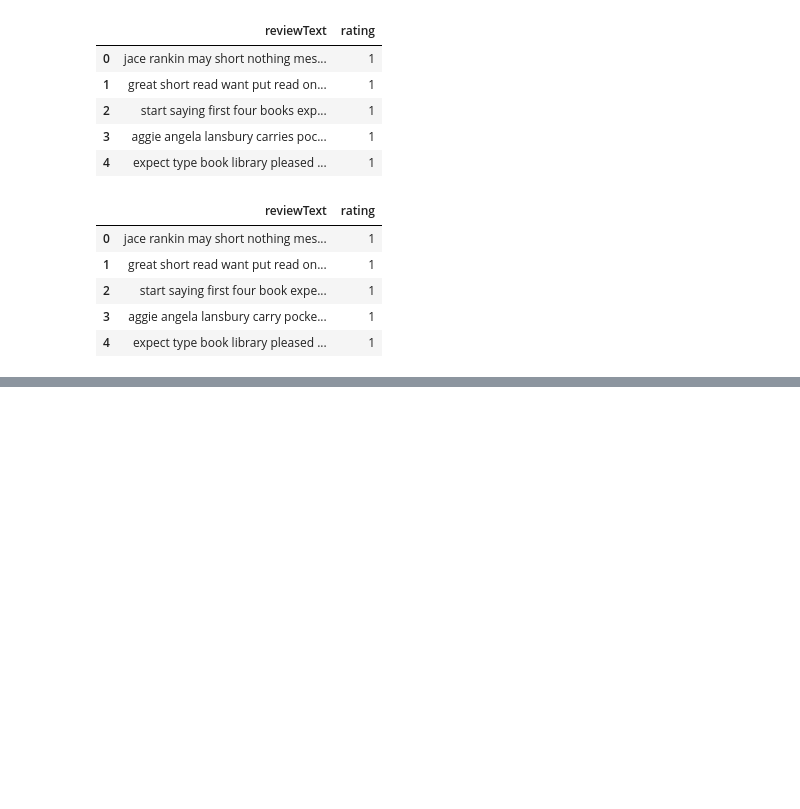
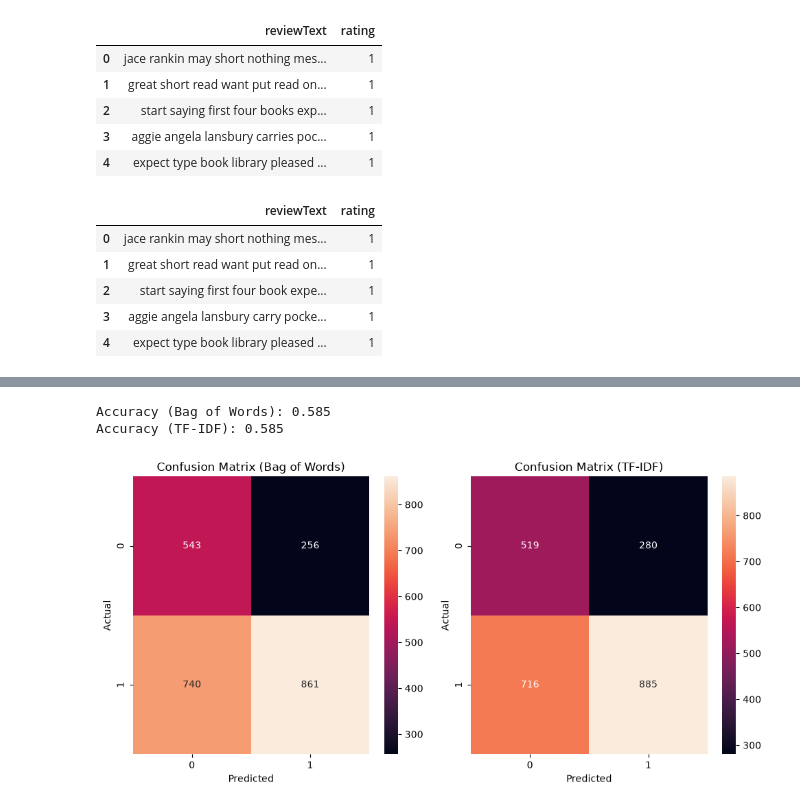
Before and after one commit to naman-0804/learning, a Jupyter notebook: kindle_review_sentiments_analysis.ipynb, the cells around one changed output, grey strips where cells are left out. Cells and saved outputs as stored; diff of their text form; code cells hidden in the pictures; blank space fills up the shorter version.

```diff
--- a/kindle_review_sentiments_analysis.ipynb
+++ b/kindle_review_sentiments_analysis.ipynb
@@ -147,0 +147,3 @@ df.head()
+# %%
+from sklearn.model_selection import train_test_split
+X_train, X_test, y_train, y_test = train_test_split(df['reviewText'], df['rating'], test_size=0.2)
@@ -147,0 +155,5 @@ df.head()
+# %%
+from sklearn.feature_extraction.text import TfidfVectorizer
+tfidf=TfidfVectorizer()
+X_train_tfidf=tfidf.fit_transform(X_train).toarray()
+X_test_tfidf=tfidf.transform(X_test).toarray() #no data leakage if only transform is used in test data
@@ -147,0 +174,42 @@ df.head()
+# %%
+from sklearn.naive_bayes import GaussianNB
+nb_model_bow=GaussianNB().fit(X_train_bow,y_train)
+nb_model_tfidf=GaussianNB().fit(X_train_tfidf,y_train)
+# %%
+from sklearn.metrics import accuracy_score, classification_report, confusion_matrix
+
+y_pred_bow=nb_model_bow.predict(X_test_bow)
+y_pred_tfidf=nb_model_tfidf.predict(X_test_tfidf)
+
+print("Accuracy (Bag of Words):", accuracy_score(y_test, y_pred_bow))
+print("Accuracy (TF-IDF):", accuracy_score(y_test, y_pred_tfidf))
+# %% [output]
+Accuracy (Bag of Words): 0.585
+Accuracy (TF-IDF): 0.585
+# %%
+#make a beatuiful confusion matrix
+confusion_matrix_bow=confusion_matrix(y_test, y_pred_bow)
+confusion_matrix_tfidf=confusion_matrix(y_test, y_pred_tfidf)
+#now design a beautiful confusion matrix using seaborn
+#!pip install seaborn
+import seaborn as sns
+import matplotlib.pyplot as plt
+
+plt.figure(figsize=(10, 5))
+
+plt.subplot(1, 2, 1)
+sns.heatmap(confusion_matrix_bow, annot=True, fmt='d')
+plt.title('Confusion Matrix (Bag of Words)')
+plt.xlabel('Predicted')
+plt.ylabel('Actual')
+
+plt.subplot(1, 2, 2)
+sns.heatmap(confusion_matrix_tfidf, annot=True, fmt='d')
+plt.title('Confusion Matrix (TF-IDF)')
+plt.xlabel('Predicted')
+plt.ylabel('Actual')
+
+plt.tight_layout()
+plt.show()
+# %% [output]
+[figure, added]
```
Also changed, not shown: parts of 5 cells of this notebook.
